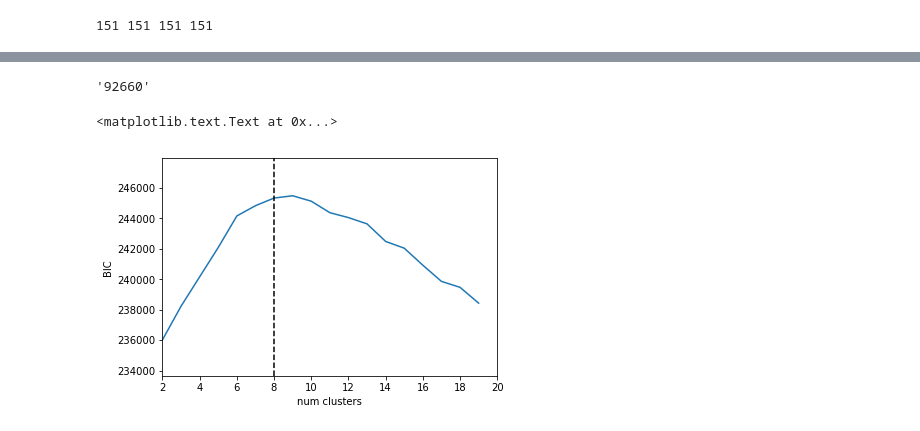
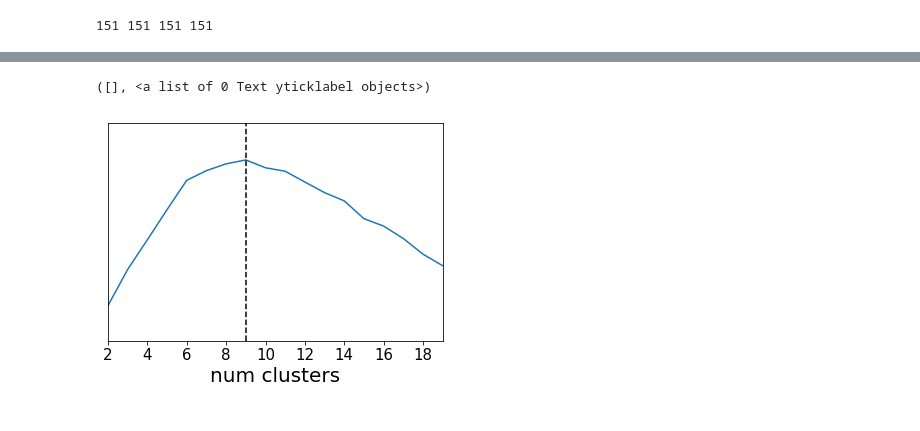
Before and after one commit to mfrate28/Insight, a Jupyter notebook: InsightProject.ipynb, the cells around one changed output, grey strips where cells are left out. Saved outputs shown, nothing was run; the diff lists cells and outputs as text; code cells hidden in the pictures.

```diff
--- a/InsightProject.ipynb
+++ b/InsightProject.ipynb
@@ -187,7 +215,5 @@ plt.pcolor(dist)
 # %%
-(totDF.loc[totDF['studioName']=="Triad Yoga & Pilates"])['zip'].values[0]
+#(totDF.loc[totDF['studioName']=="Triad Yoga & Pilates"])['zip'].values[0]
-# %% [output]
-'92660'
 # %%
 def similarities(M, studio, names, nearzip, distaway=10):
     ind = names.index(studio)
@@ -250,14 +276,17 @@ for n in range(2, 20):
     bics.append(compute_bic(kmeans,tfidf_matrix))
 # %%
 plt.plot(np.arange(2, 20), bics)
-plt.plot(8.*np.ones(2), [np.min(bics)*0.99, np.max(bics)*1.01], linestyle = "--", c='black')
-plt.xlim([2,20])
+
+plt.plot(9.*np.ones(2), [np.min(bics)*0.99, np.max(bics)*1.01], linestyle = "--", c='black')
+plt.xlim([2,19])
 plt.ylim([np.min(bics)*0.99, np.max(bics)*1.01])
-plt.xlabel("num clusters")
-plt.ylabel("BIC")
+plt.xlabel("num clusters", fontsize=20)
+plt.xticks(fontsize=15)
+plt.yticks([])
+#plt.ylabel("BIC")
 # %% [output]
-<matplotlib.text.Text at 0x...>
+([], <a list of 0 Text yticklabel objects>)
-[figure, old version]
+[figure, new version]
 # %%
 num_clusters = 9
 
```
Also changed, not shown: parts of 34 cells of this notebook.
